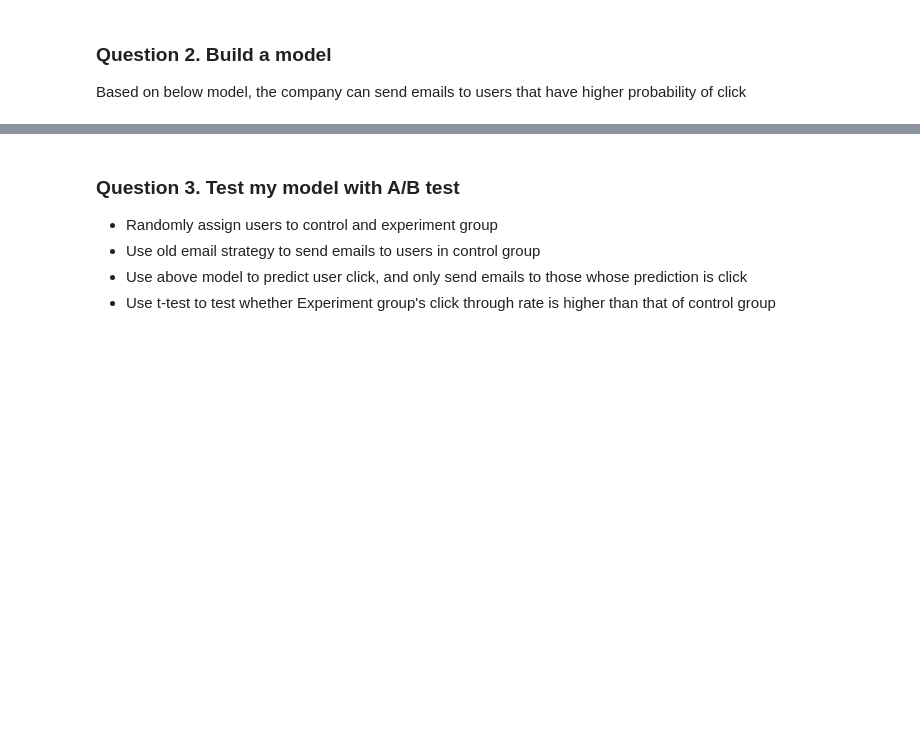
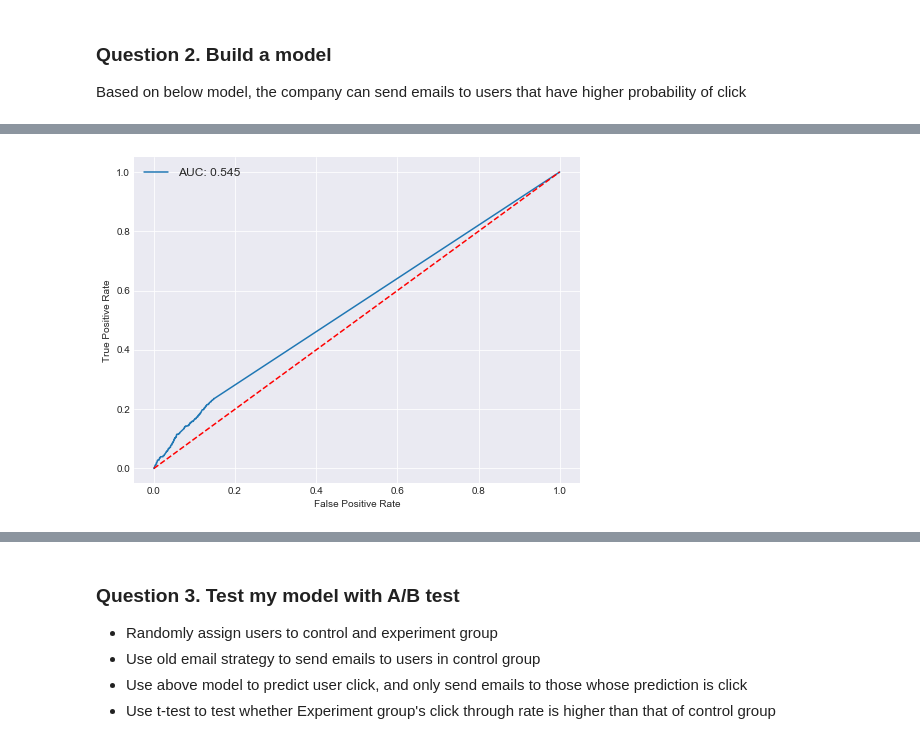
Before and after one commit to fdas3213/data-challenges, a Jupyter notebook: email campaign/email campaign.ipynb, the cells around one changed output, grey strips where cells are left out. Cells and saved outputs as stored; diff of their text form; code cells hidden in the pictures; blank space fills up the shorter version.

```diff
--- a/email campaign/email campaign.ipynb
+++ b/email campaign/email campaign.ipynb
@@ -295,7 +295,7 @@ auc = np.round(auc(fpr, tpr),3)
 
 fig, ax = plt.subplots(figsize = (8,6))
 ax.plot(fpr, tpr, label = 'AUC: '+str(auc))
-ax.plot([0, 1], [0, 1],'r--', label = )
+ax.plot([0, 1], [0, 1],'r--')
 ax.set_xlabel("False Positive Rate")
 ax.set_ylabel('True Positive Rate')
 ax.legend(fontsize = 12)
@@ -304,3 +304,4 @@ SyntaxError: invalid syntax (<ipython-input-26-2d2a95962bbe>, line 9)
+[figure, added]
 # %%
 #partial dependence plot
 from sklearn.ensemble.partial_dependence import plot_partial_dependence
```
Also changed, not shown: parts of 5 cells of this notebook.
